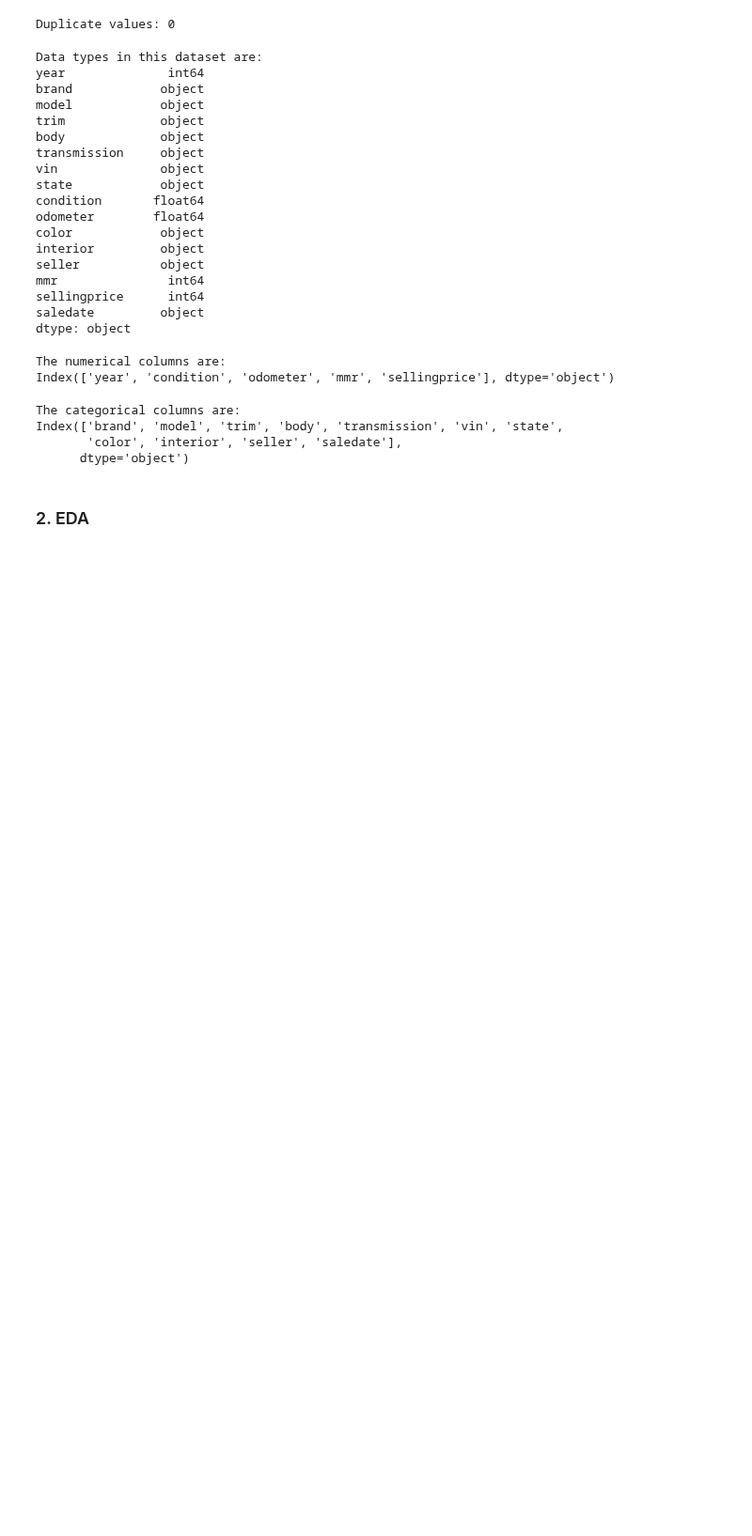
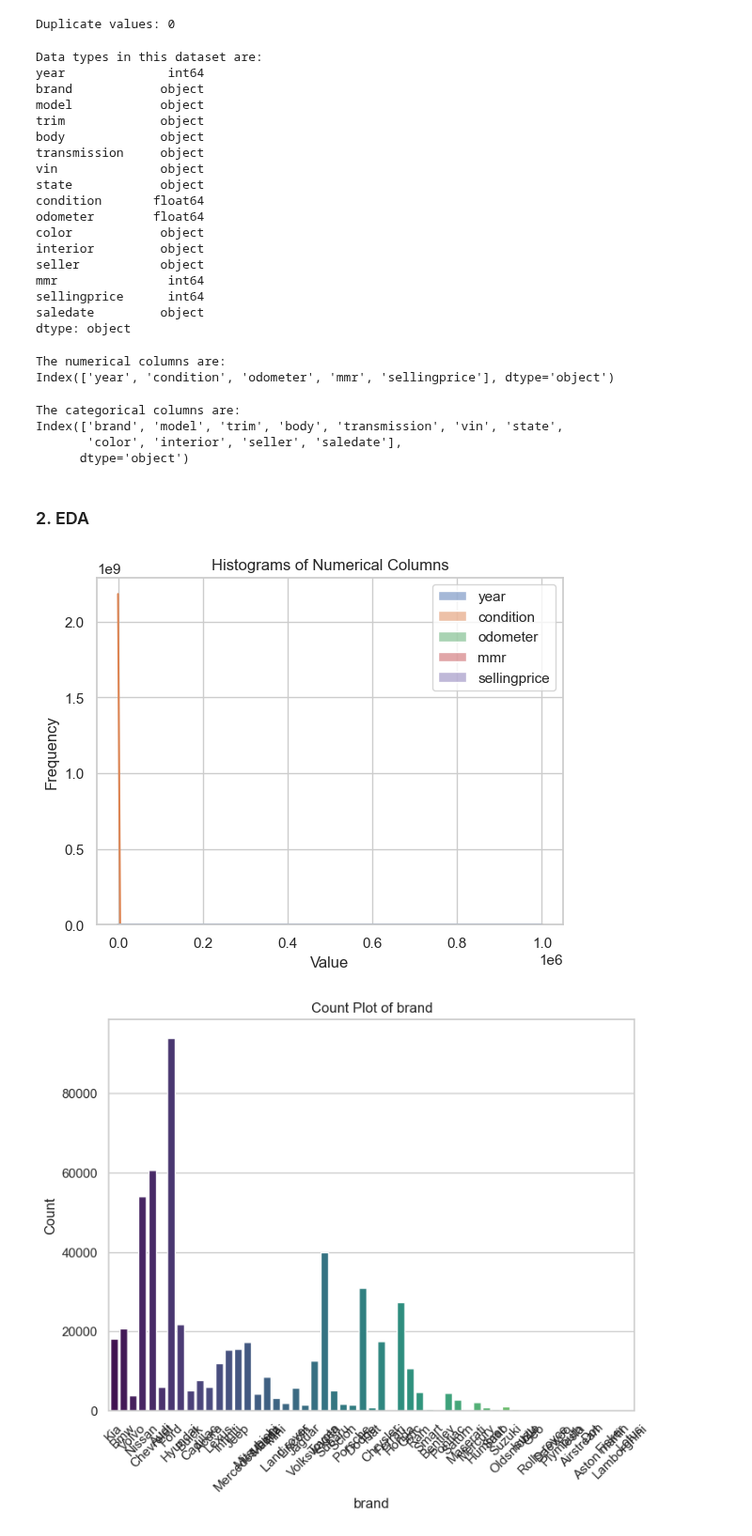
Before and after one commit to maxheijmans/AIM4B_Group1, a Jupyter notebook: UsedCarAuctionPrices/EDA_UsedCarAuctionPrices.ipynb, the cells around one changed output. Shown at 94% size. Saved outputs shown, nothing was run; the diff lists cells and outputs as text; code cells hidden in the pictures; blank space fills up the shorter version.

```diff
--- a/UsedCarAuctionPrices/EDA_UsedCarAuctionPrices.ipynb
+++ b/UsedCarAuctionPrices/EDA_UsedCarAuctionPrices.ipynb
@@ -184,3 +188,22 @@ mmr                 0
 sellingprice        0
 saledate            0
 dtype: int64
+# %%
+#Identify rows with missing 'transmission'
+missing_transmission = car_df[car_df['transmission'].isnull()]
+
+#Group by 'brand', 'model', 'trim', and 'year' columns
+grouped = car_df.groupby(['brand', 'model', 'trim', 'year'])
+
+#Function to fill missing 'transmission' with most frequent value in each group
+def fill_missing_transmission(group):
+    most_common = group['transmission'].mode()
+    if len(most_common) > 0:
+        group['transmission'] = group['transmission'].fillna(most_common[0])
+    return group
+
+#Apply the function to fill missing 'transmission'
+filled_transmission = grouped.apply(fill_missing_transmission)
+
+#Update the original DataFrame with filled values
+car_df['transmission'] = filled_transmission['transmission']
@@ -237,2 +290,31 @@ Index(['brand', 'model', 'trim', 'body', 'transmission', 'vin', 'state',
 # %% [markdown]
 ### 2. EDA
+# %%
+# Selecting numeric and non-excluded categorical columns
+numeric_columns = [col for col in car_df.columns if col not in ['vin', 'seller', 'saledate', 'model'] and car_df[col].dtype in ['int64', 'float64']]
+categorical_columns = [col for col in car_df.columns if col not in ['vin', 'seller', 'saledate'] and col not in numeric_columns]
+
+# Plotting histograms for numeric columns
+if numeric_columns:
+    sns.set(style="whitegrid")
+    sns.histplot(data=car_df[numeric_columns], bins=20, kde=True)
+    plt.title("Histograms of Numerical Columns")
+    plt.xlabel("Value")
+    plt.ylabel("Frequency")
+    plt.show()
+else:
+    print("No numeric columns available for plotting histograms.")
+
+# Plotting count plots for categorical columns
+for col in categorical_columns:
+    sns.set(style="whitegrid")
+    plt.figure(figsize=(8, 6))
+    sns.countplot(x=col, data=car_df, palette='viridis')
+    plt.title(f"Count Plot of {col}")
+    plt.xlabel(col)
+    plt.ylabel("Count")
+    plt.xticks(rotation=45)
+    plt.show()
+# %% [output]
+[figure, added]
+[figure, added]
```
Also changed, not shown: parts of 6 cells of this notebook.
